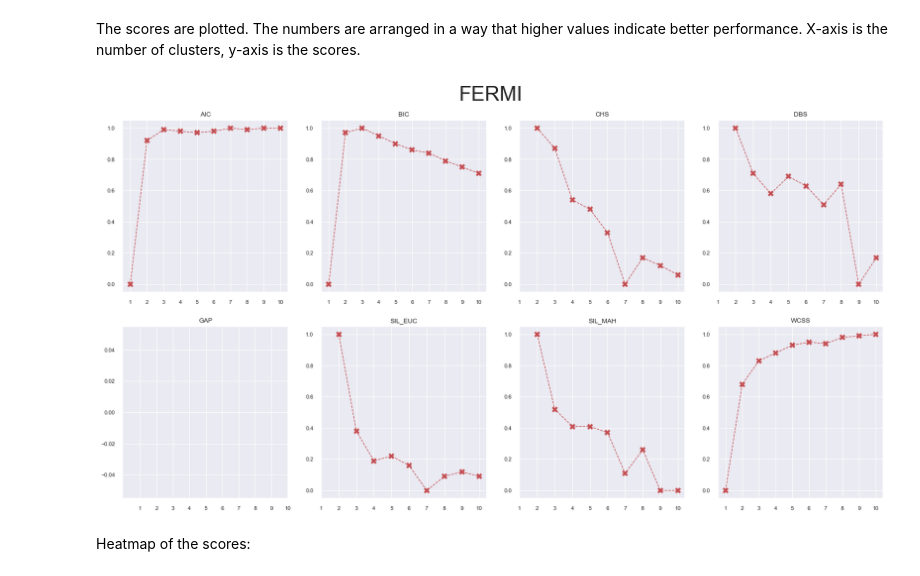
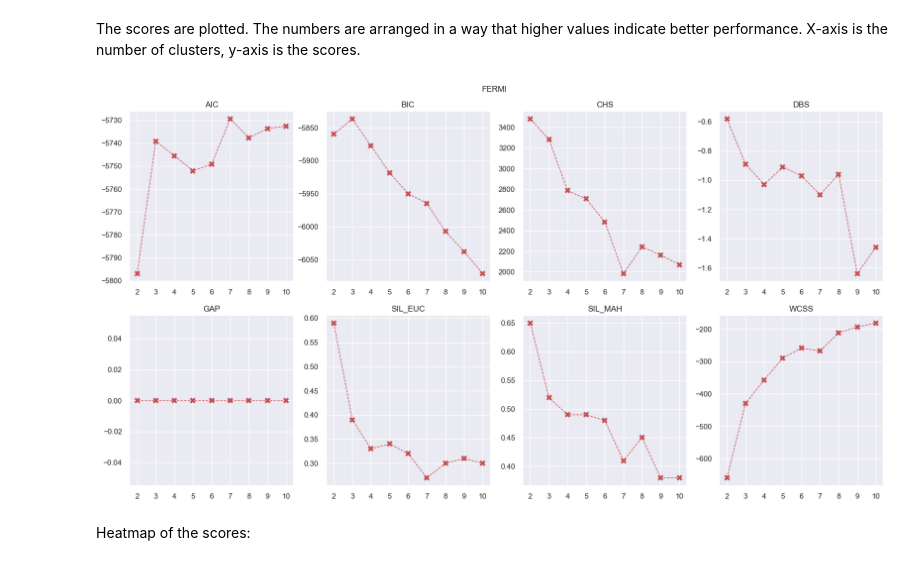
Before and after one commit to ayfm/GRB-Classification, a Jupyter notebook: notebooks/t90_hrd.ipynb, the cells around one changed output. Saved outputs shown, nothing was run; the diff lists cells and outputs as text; code cells hidden in the pictures.

```diff
--- a/notebooks/t90_hrd.ipynb
+++ b/notebooks/t90_hrd.ipynb
@@ -187,9 +185,9 @@ normalized_scores
 # %% [markdown]
 The scores are plotted. The numbers are arranged in a way that higher values indicate better performance. X-axis is the number of clusters, y-axis is the scores.
 # %%
-disp_operations.plot_scores_as_grid(normalized_scores, cat_fermi)
+disp_operations.plot_scores_as_grid(scores, cat_fermi)
 # %% [output]
-[figure, old version]
+[figure, new version]
 # %% [markdown]
 Heatmap of the scores:
 # %%
```
Also changed, not shown: parts of 16 cells of this notebook, 1 other file.
